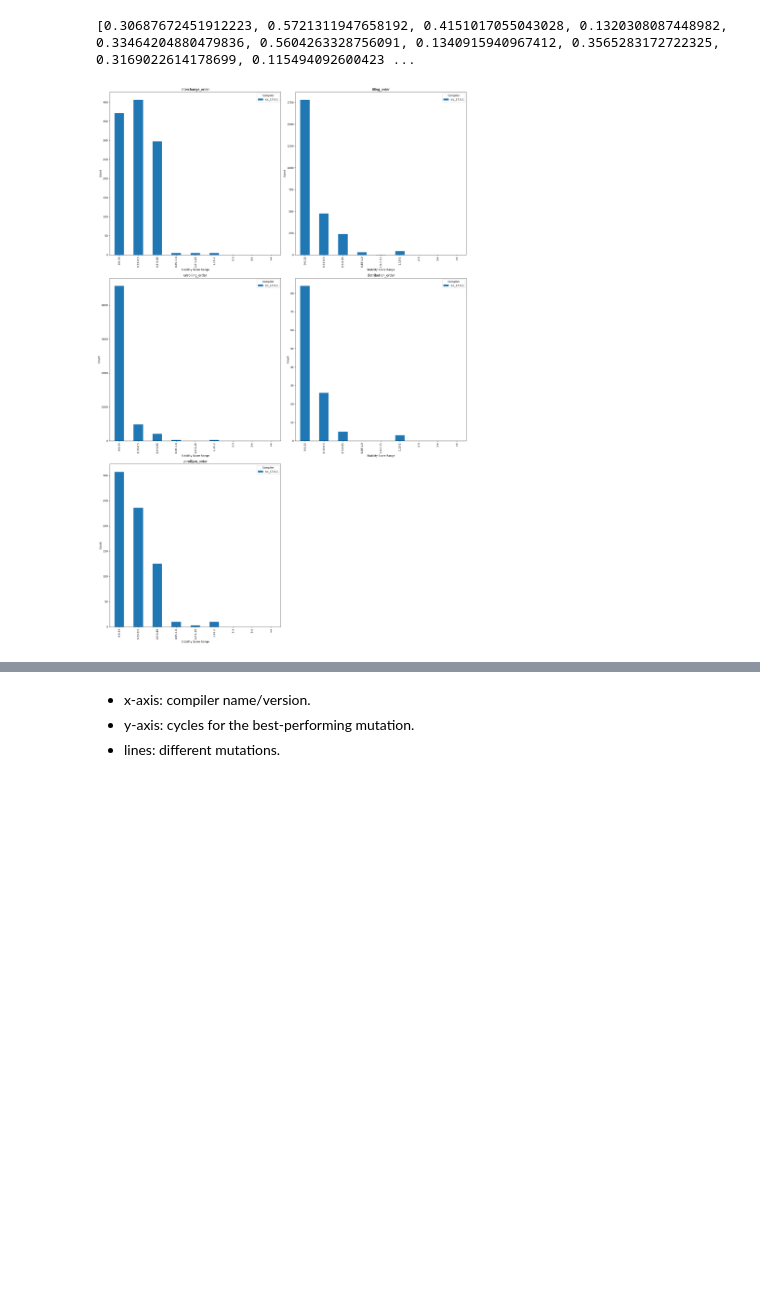
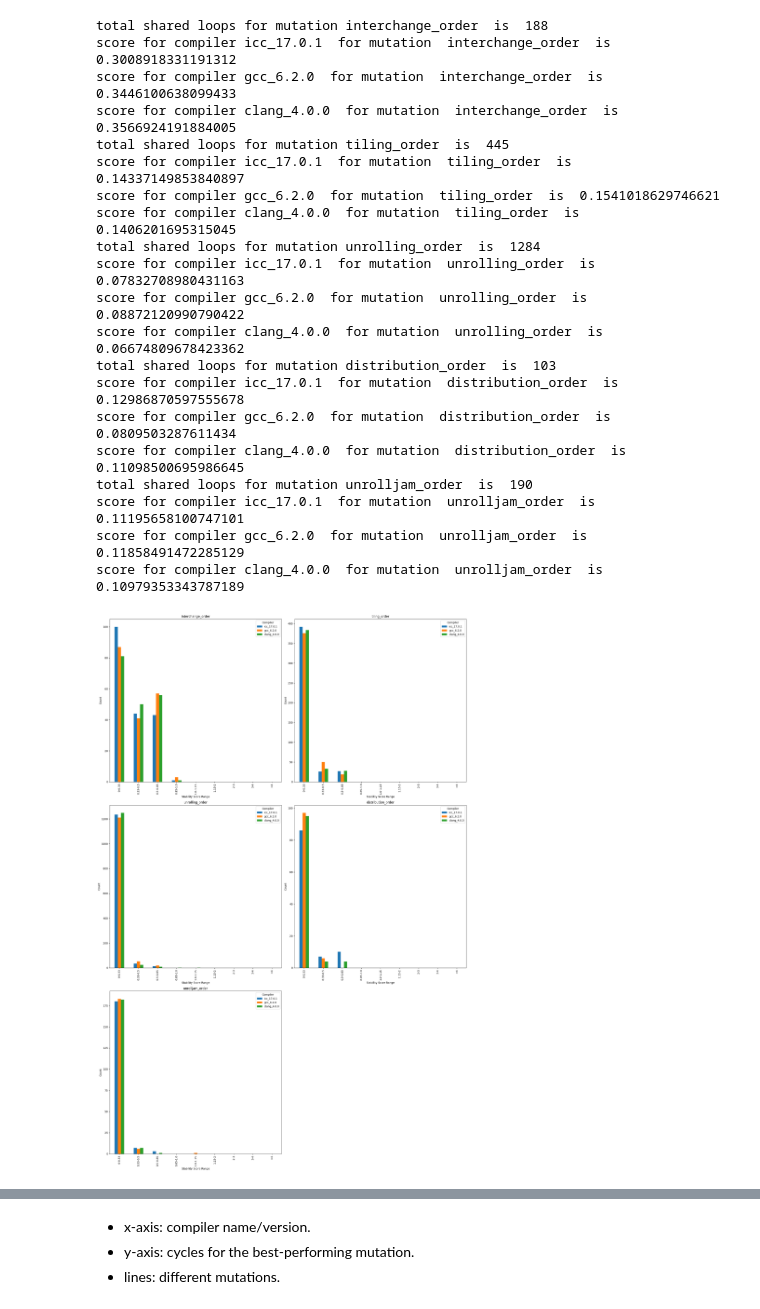
Before and after one commit to intel/program-optimization-advice-exploration-scripts, a Jupyter notebook: qaas-web/lore/backend/db_graph.ipynb, the cells around one changed output, grey strips where cells are left out. Cells and saved outputs as stored; diff of their text form; code cells hidden in the pictures; blank space fills up the shorter version.

Commit message:
qaas:modifued histogram and added gflops line graph, ov/qaas/lore: snap shot before refactoring

```diff
--- a/qaas-web/lore/backend/db_graph.ipynb
+++ b/qaas-web/lore/backend/db_graph.ipynb
@@ -56,7 +56,7 @@ def load_all_loops_raw_speedup_data_per_compiler(compiler_vendor, compiler_versi
 def iterate_compilers_and_load_data(process_func):
     # compiler_vendors_and_versions = get_all_compiler_vendors_and_versions().
     # compiler_vendors_and_versions = [('icc', '17.0.1'),('icc','15.0.6'),('gcc','6.2.0'),('gcc','4.8.5'),('gcc','4.7.4'),('clang','4.0.0'),('clang','3.6.2'),('clang','3.4.2')]
-    compiler_vendors_and_versions = [('icc', '17.0.1')]
+    compiler_vendors_and_versions = [('icc', '17.0.1'), ('gcc','6.2.0'), ('clang','4.0.0')]
 
     results = []
 
@@ -470,4 +497,10 @@ plot_stability_score_per_loop(iterate_compilers_and_load_data(process_get_stabil
 # %%
+def get_ref_from_raw_data(raw_data, orig_source_key, mutation_number):
+    refs = raw_data[orig_source_key]
+    #list to dict
+    merged_dict = {**{k: v for d in refs for k, v in d.items()}}
+    value = merged_dict.get(mutation_number, None)
+    return value
 @with_app_context
 def get_loops_scores_by_transformation(vendor, version, raw_data, interchange_order = -1, tiling_order = -1, unrolling_order = -1, distribution_order = -1, unrolljam_order = -1 ):
     mutations = db.session.query(Mutation).filter_by(
@@ -478,22 +511,29 @@ def get_loops_scores_by_transformation(vendor, version, raw_data, interchange_or
                                             unrolljam_order = unrolljam_order,
 
                                              ).all()
-    stability_scores_all_loops = []
+    orig_source_refs = {}
     for mutation in mutations:
         for src_loop in mutation.src_loops:
             compiler = src_loop.loops[0].compiler
             cur_vendor, cur_version = compiler.vendor, compiler.version
             if vendor != cur_vendor or version != cur_version:
                 continue
+            #refs should only include mutation 0 and the mutations that has target transformations
+            orig_src_loop = src_loop.orig_src_loop
+            source_id = src_loop.source.table_id if not orig_src_loop else orig_src_loop.source.table_id
+            mutation_number = src_loop.mutation_number
+            ref_value = get_ref_from_raw_data(raw_data, source_id, mutation_number)
+            orig_source_refs.setdefault(source_id, []).append({mutation_number: ref_value})
+            #add orig ref if not exist
+            orig_ref_tuple = {0 : get_ref_from_raw_data(raw_data, source_id, 0)}
+            if orig_ref_tuple not in orig_source_refs[source_id]:
+                orig_source_refs[source_id].append(orig_ref_tuple)
+    stability_scores_all_loops = []
+    for orig_source_id, ref_dict in orig_source_refs.items():
+        refs =  reorder_refs(ref_dict)
+        score = compute_stability_score(refs)
+        stability_scores_all_loops.append({orig_source_id : score})
 
-            orig_loop_key = src_loop.source.table_id
-            if src_loop.orig_src_loop:
-                orig_loop_key = src_loop.orig_src_loop.source.table_id
-            if orig_loop_key in raw_data:
-                refs = raw_data[orig_loop_key]
-                refs = reorder_refs(refs)
-                score = compute_stability_score(refs)
-                stability_scores_all_loops.append(score)
     return stability_scores_all_loops
 
 
@@ -503,7 +543,6 @@ def process_get_stability_score_loops_per_compiler_per_transformation(vendor, ve
     stability_scores_all_loops_unrolling = get_loops_scores_by_transformation(vendor, version, raw_data, unrolling_order = 0)
     stability_scores_all_loops_distribution = get_loops_scores_by_transformation(vendor, version, raw_data, distribution_order = 0)
     stability_scores_all_loops_unrolljam = get_loops_scores_by_transformation(vendor, version, raw_data, unrolljam_order = 0)
-    print(stability_scores_all_loops_interchange)
     return {
         'compiler': f'{vendor}_{version}',
         'interchange_order' : stability_scores_all_loops_interchange,
@@ -513,6 +552,9 @@ def process_get_stability_score_loops_per_compiler_per_transformation(vendor, ve
         'unrolljam_order' : stability_scores_all_loops_unrolljam,
 
     }
+
+
+
 def plot_stability_score_per_loop_mutation(data):
     STABILITY_SCORE_BINS = [0, 0.33, 0.5, 0.85, 1.0, 1.15, 2, 3, 4, float('inf')]
     STABILITY_SCORE_LABELS = ['0-0.33', '0.33-0.5', '0.5-0.85', '0.85-1.0', '1.0-1.15', '1.15-2', '2-3', '3-4', '>4']
@@ -523,40 +565,71 @@ def plot_stability_score_per_loop_mutation(data):
     fig, axes = plt.subplots(nrows=3, ncols=2, figsize=(20,30))
     axes = axes.flatten()  # flatten the grid to make indexing easier
 
+    shared_loops_by_mutation = {}
     for i, order in enumerate(orders):
+        shared_loops_by_mutation[order] = find_shared_loops(data, key=order)
+        print("total shared loops for mutation", order, " is ", len(shared_loops_by_mutation[order]))
+
         bin_counts = {label: {} for label in STABILITY_SCORE_LABELS}
 
         for entry in data:
             compiler = entry['compiler']
             scores = entry[order]
-
-            for score in scores:
+            Sintra = []
+            for score_dict in scores:
+                orig_source_id = list(score_dict.keys())[0]
+                if orig_source_id not in shared_loops_by_mutation[order]:
+                    continue
+                score = list(score_dict.values())[0]
+                Sintra.append(score)
                 bin_label = get_label_from_bins(score, STABILITY_SCORE_BINS, STABILITY_SCORE_LABELS)
                 bin_counts[bin_label].setdefault(compiler, 0)
                 bin_counts[bin_label][compiler] += 1
+
+            print("score for compiler", compiler, " for mutation ", order, " is ", compute_average(Sintra))
+
 
         df = pd.DataFrame(bin_counts).T
         df = df.fillna(0)
 
         df.plot(kind='bar', ax=axes[i])
 
         axes[i].set_title(order)
         axes[i].set_xlabel('Stability Score Range')
         axes[i].set_ylabel('Count')
         axes[i].legend(title='Compiler')
 
     # remove any extra empty subplots
     for j in range(i+1, len(axes)):
         fig.delaxes(axes[j])
 
     plt.tight_layout()
     plt.show()
 
 
 
 vendor_version_results = iterate_compilers_and_load_data(process_get_stability_score_loops_per_compiler_per_transformation)
 
 plot_stability_score_per_loop_mutation(vendor_version_results)
 # %% [output]
-[0.30687672451912223, 0.5721311947658192, 0.4151017055043028, 0.1320308087448982, 0.33464204880479836, 0.5604263328756091, 0.1340915940967412, 0.3565283172722325, 0.3169022614178699, 0.115494092600423 ...
+total shared loops for mutation interchange_order  is  188
+score for compiler icc_17.0.1  for mutation  interchange_order  is  0.3008918331191312
+score for compiler gcc_6.2.0  for mutation  interchange_order  is  0.3446100638099433
+score for compiler clang_4.0.0  for mutation  interchange_order  is  0.3566924191884005
+total shared loops for mutation tiling_order  is  445
+score for compiler icc_17.0.1  for mutation  tiling_order  is  0.14337149853840897
+score for compiler gcc_6.2.0  for mutation  tiling_order  is  0.1541018629746621
+score for compiler clang_4.0.0  for mutation  tiling_order  is  0.1406201695315045
+total shared loops for mutation unrolling_order  is  1284
+score for compiler icc_17.0.1  for mutation  unrolling_order  is  0.07832708980431163
+score for compiler gcc_6.2.0  for mutation  unrolling_order  is  0.08872120990790422
+score for compiler clang_4.0.0  for mutation  unrolling_order  is  0.06674809678423362
+total shared loops for mutation distribution_order  is  103
+score for compiler icc_17.0.1  for mutation  distribution_order  is  0.12986870597555678
+score for compiler gcc_6.2.0  for mutation  distribution_order  is  0.0809503287611434
+score for compiler clang_4.0.0  for mutation  distribution_order  is  0.11098500695986645
+total shared loops for mutation unrolljam_order  is  190
+score for compiler icc_17.0.1  for mutation  unrolljam_order  is  0.11195658100747101
+score for compiler gcc_6.2.0  for mutation  unrolljam_order  is  0.11858491472285129
+score for compiler clang_4.0.0  for mutation  unrolljam_order  is  0.10979353343787189
-[figure, old version]
+[figure, new version]
```
Also changed, not shown: parts of 6 cells of this notebook, 13 other files.
